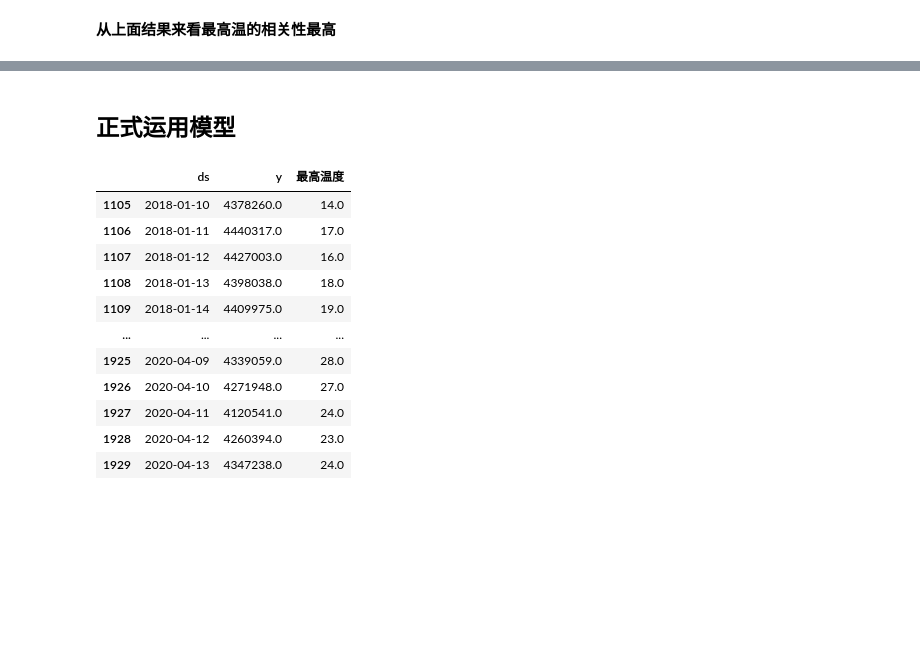
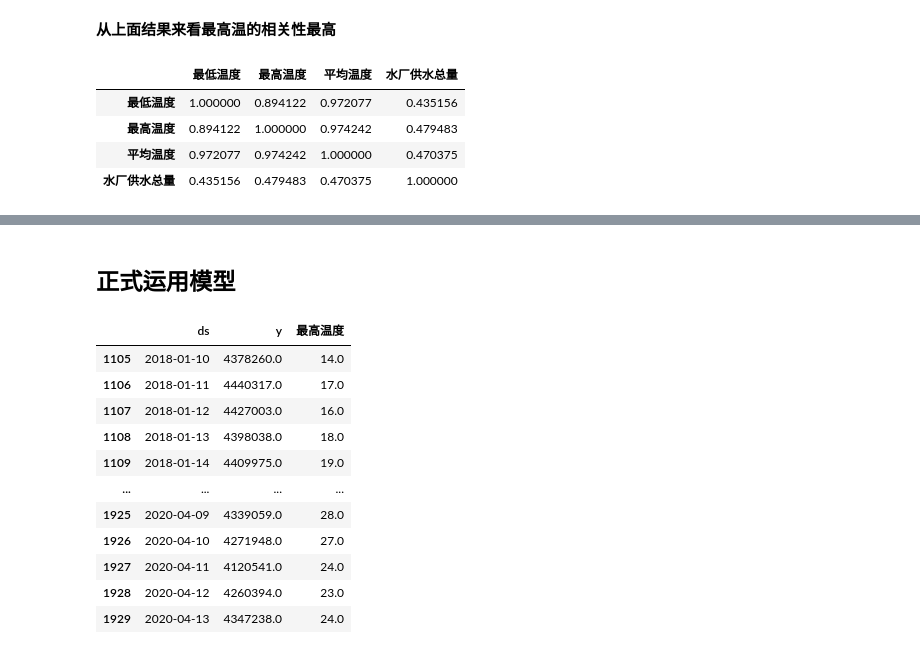
Before and after one commit to jayaston/mypyworks, a Jupyter notebook: 利用fbprophet预测新冠疫情期间的供水总量论文.ipynb, the cells around one changed output, grey strips where cells are left out. Drawn from its saved outputs; the diff is of its cells as text; code cells hidden in the pictures; blank space fills up the shorter version.

```diff
--- a/利用fbprophet预测新冠疫情期间的供水总量论文.ipynb
+++ b/利用fbprophet预测新冠疫情期间的供水总量论文.ipynb
@@ -89,3 +110,12 @@ sup_water_poly.corrwith(sup_water_poly['水厂供水总量']).sort_values(ascend
 # %% [markdown]
 **从上面结果来看最高温的相关性最高**
+# %%
+#pd还提供做相关矩阵和相关性图的函数，但因为指标太多，因此省去。
+sup_water.corr()
+# %% [output]
+|  | 最低温度 | 最高温度 | 平均温度 | 水厂供水总量 |
+| 最低温度 | 1.000000 | 0.894122 | 0.972077 | 0.435156 |
+| 最高温度 | 0.894122 | 1.000000 | 0.974242 | 0.479483 |
+| 平均温度 | 0.972077 | 0.974242 | 1.000000 | 0.470375 |
+| 水厂供水总量 | 0.435156 | 0.479483 | 0.470375 | 1.000000 |
 # %%
```
Also changed, not shown: parts of 7 cells of this notebook, 5 other files.
